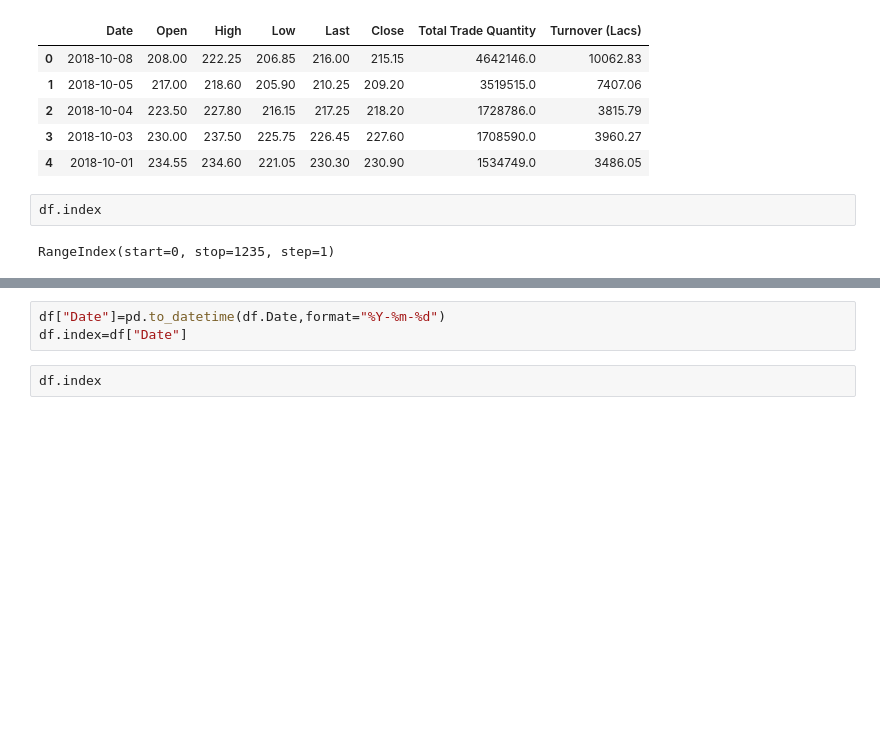
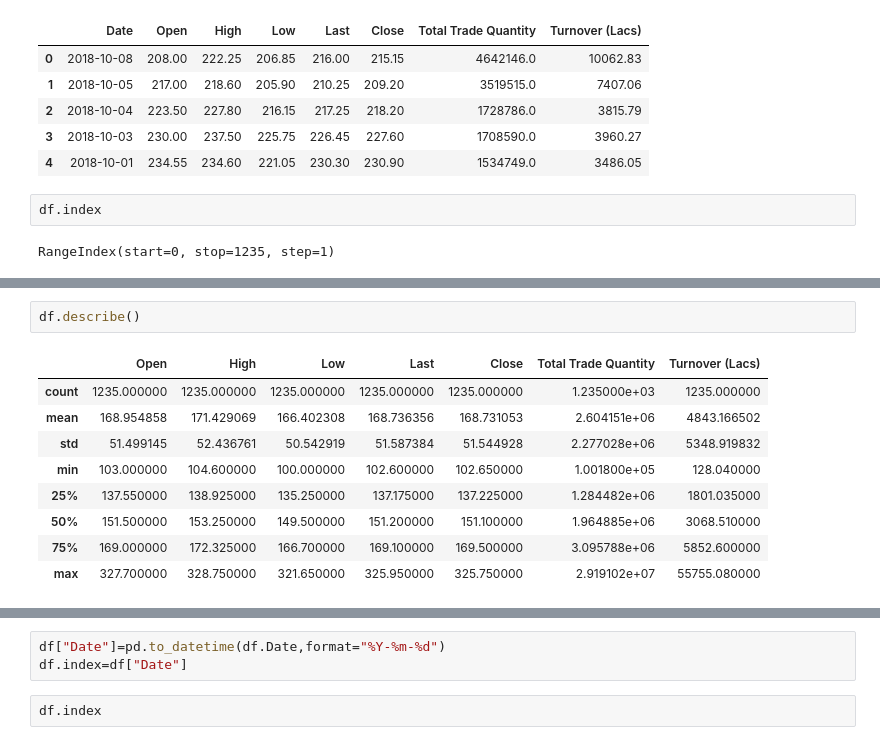
Before and after one commit to sm-sourabh/Stock-Price-Forecasting-LSTM, a Jupyter notebook: stock_pred.ipynb, the cells around one changed output, grey strips where cells are left out. Drawn from its saved outputs; the diff is of its cells as text; blank space fills up the shorter version.

```diff
--- a/stock_pred.ipynb
+++ b/stock_pred.ipynb
@@ -26,0 +46,12 @@ RangeIndex(start=0, stop=1235, step=1)
+# %%
+df.describe()
+# %% [output]
+|  | Open | High | Low | Last | Close | Total Trade Quantity | Turnover (Lacs) |
+| count | 1235.000000 | 1235.000000 | 1235.000000 | 1235.000000 | 1235.000000 | 1.235000e+03 | 1235.000000 |
+| mean | 168.954858 | 171.429069 | 166.402308 | 168.736356 | 168.731053 | 2.604151e+06 | 4843.166502 |
+| std | 51.499145 | 52.436761 | 50.542919 | 51.587384 | 51.544928 | 2.277028e+06 | 5348.919832 |
+| min | 103.000000 | 104.600000 | 100.000000 | 102.600000 | 102.650000 | 1.001800e+05 | 128.040000 |
+| 25% | 137.550000 | 138.925000 | 135.250000 | 137.175000 | 137.225000 | 1.284482e+06 | 1801.035000 |
+| 50% | 151.500000 | 153.250000 | 149.500000 | 151.200000 | 151.100000 | 1.964885e+06 | 3068.510000 |
+| 75% | 169.000000 | 172.325000 | 166.700000 | 169.100000 | 169.500000 | 3.095788e+06 | 5852.600000 |
+| max | 327.700000 | 328.750000 | 321.650000 | 325.950000 | 325.750000 | 2.919102e+07 | 55755.080000 |
```
Also changed, not shown: parts of 11 cells of this notebook, 2 other files.
